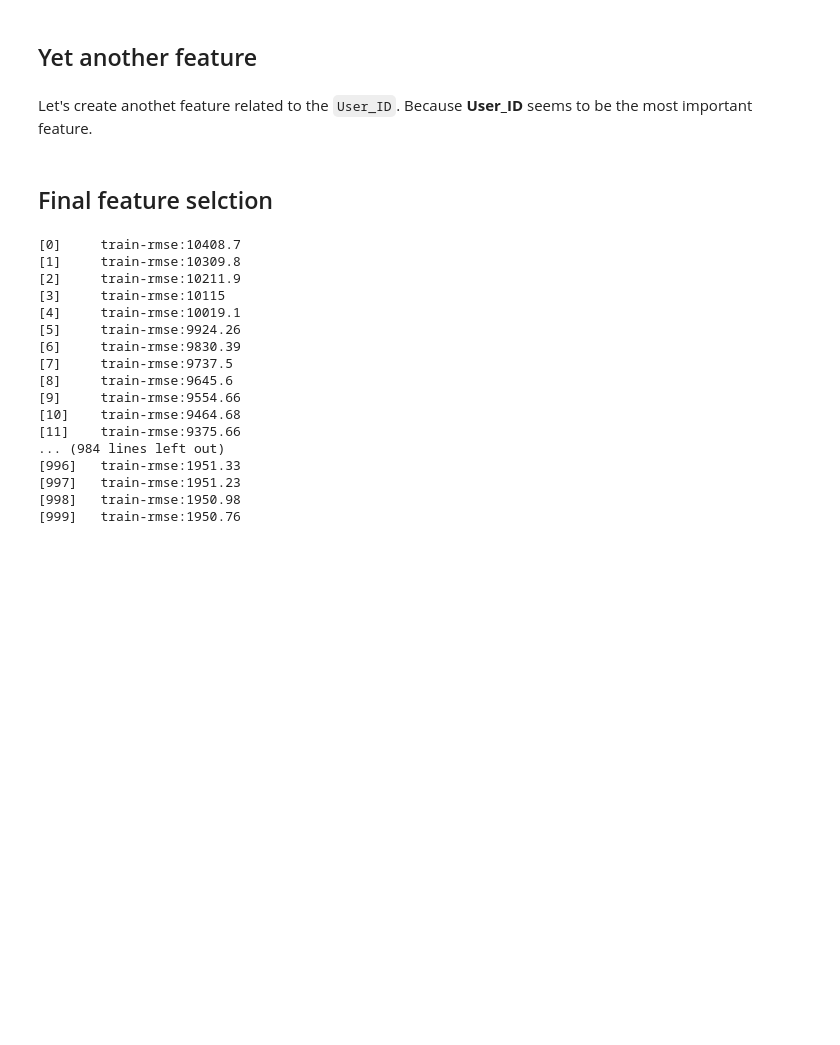
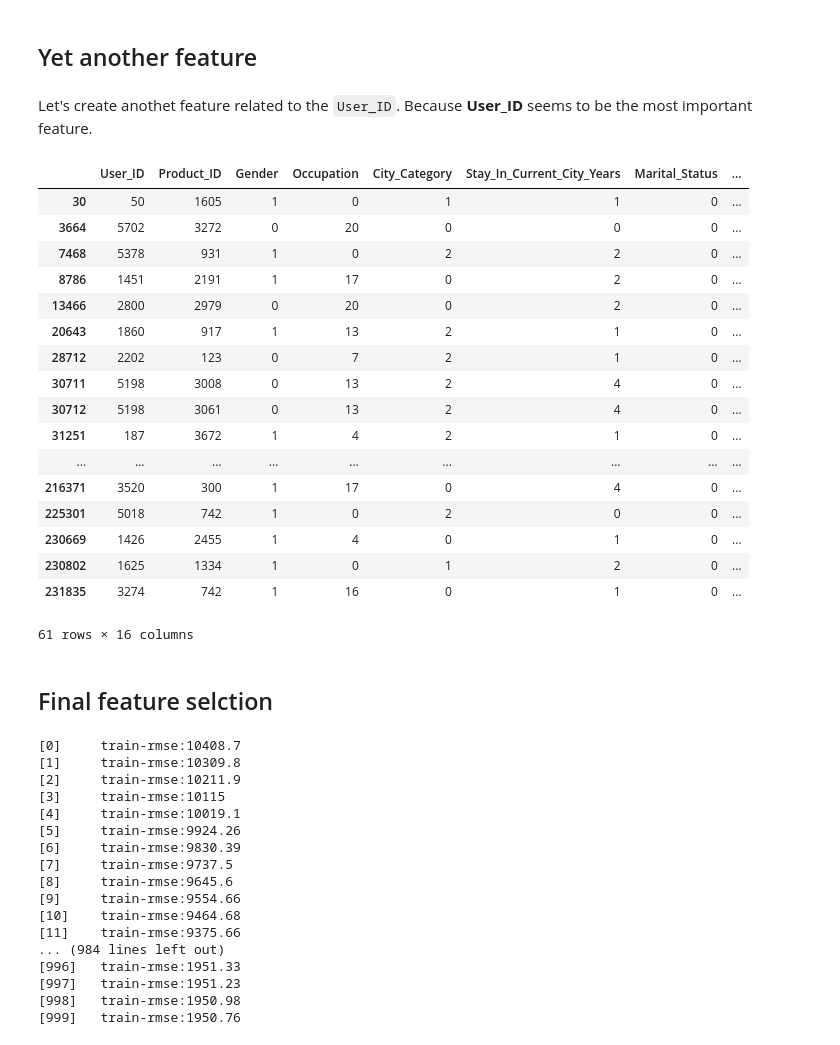
Before and after one commit to MayukhSobo/AnalyticsVidya_Contests, a Jupyter notebook: BF_customer_behaviour/feature_creation_xgb_importance.ipynb, the cells around one changed output. Drawn from its saved outputs; the diff is of its cells as text; code cells hidden in the pictures; blank space fills up the shorter version.

```diff
--- a/BF_customer_behaviour/feature_creation_xgb_importance.ipynb
+++ b/BF_customer_behaviour/feature_creation_xgb_importance.ipynb
@@ -25,7 +26,29 @@ Creating features like
 total_purchases = dtrain.groupby('Product_ID')['Purchase'].sum()
 mean_purchases = dtrain.groupby('Product_ID')['Purchase'].mean()
 count_purchases = dtrain.groupby('Product_ID')['Purchase'].count()
+# %%
+def get_total_purchases(pid):
+    try:
+        return total_purchases[pid]
+    except KeyError:
+        return 0
+
+def get_mean_purchases(pid):
+    try:
+        return mean_purchases[pid]
+    except KeyError:
+        return 0
+
+def get_count_purchases(pid):
+    try:
+        return count_purchases[pid]
+    except KeyError:
+        return 0
 # %%
-dtrain['total_purchases_productID'] = dtrain.Product_ID.apply(lambda pid: total_purchases[pid])
-dtrain['mean_purchases_productID'] = dtrain.Product_ID.apply(lambda pid: mean_purchases[pid])
-dtrain['count_purchases_productID'] = dtrain.Product_ID.apply(lambda pid: count_purchases[pid])
+dtrain['total_purchases_productID'] = dtrain.Product_ID.apply(lambda pid: get_total_purchases(pid))
+dtrain['mean_purchases_productID'] = dtrain.Product_ID.apply(lambda pid: get_mean_purchases(pid))
+dtrain['count_purchases_productID'] = dtrain.Product_ID.apply(lambda pid: get_count_purchases(pid))
+
+dtest['total_purchases_productID'] = dtest.Product_ID.apply(lambda pid: get_total_purchases(pid))
+dtest['mean_purchases_productID'] = dtest.Product_ID.apply(lambda pid: get_mean_purchases(pid))
+dtest['count_purchases_productID'] = dtest.Product_ID.apply(lambda pid: get_count_purchases(pid))
@@ -178,6 +189,30 @@ def ratio_of_purchase_to_mean(row):
 k = dtrain.groupby('User_ID')['Purchase'].sum()
 # %%
 dtrain['User_purchase_ratio'] = dtrain.apply(lambda row: row['Purchase'] / k[row['User_ID']], axis=1)
+dtest['User_purchase_ratio'] = dtrain['User_purchase_ratio']
+# %%
+dtest.loc[dtest.mean_purchases_productID == 0, 'User_purchase_ratio'] = 0
+# %%
+dtest[dtest.mean_purchases_productID == 0]
+# %% [output]
+|  | User_ID | Product_ID | Gender | Occupation | City_Category | Stay_In_Current_City_Years | Marital_Status | ... |
+| 30 | 50 | 1605 | 1 | 0 | 1 | 1 | 0 | ... |
+| 3664 | 5702 | 3272 | 0 | 20 | 0 | 0 | 0 | ... |
+| 7468 | 5378 | 931 | 1 | 0 | 2 | 2 | 0 | ... |
+| 8786 | 1451 | 2191 | 1 | 17 | 0 | 2 | 0 | ... |
+| 13466 | 2800 | 2979 | 0 | 20 | 0 | 2 | 0 | ... |
+| 20643 | 1860 | 917 | 1 | 13 | 2 | 1 | 0 | ... |
+| 28712 | 2202 | 123 | 0 | 7 | 2 | 1 | 0 | ... |
+| 30711 | 5198 | 3008 | 0 | 13 | 2 | 4 | 0 | ... |
+| 30712 | 5198 | 3061 | 0 | 13 | 2 | 4 | 0 | ... |
+| 31251 | 187 | 3672 | 1 | 4 | 2 | 1 | 0 | ... |
+| ... | ... | ... | ... | ... | ... | ... | ... | ... |
+| 216371 | 3520 | 300 | 1 | 17 | 0 | 4 | 0 | ... |
+| 225301 | 5018 | 742 | 1 | 0 | 2 | 0 | 0 | ... |
+| 230669 | 1426 | 2455 | 1 | 4 | 0 | 1 | 0 | ... |
+| 230802 | 1625 | 1334 | 1 | 0 | 1 | 2 | 0 | ... |
+| 231835 | 3274 | 742 | 1 | 16 | 0 | 1 | 0 | ... |
+61 rows × 16 columns
 # %% [markdown]
 ## Final feature selction
 # %%
```
Also changed, not shown: parts of 8 cells of this notebook, 2 other files.
